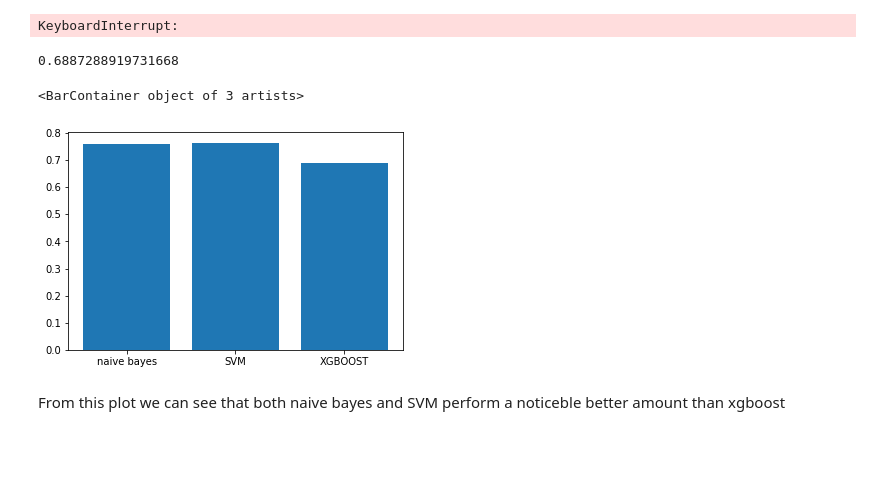
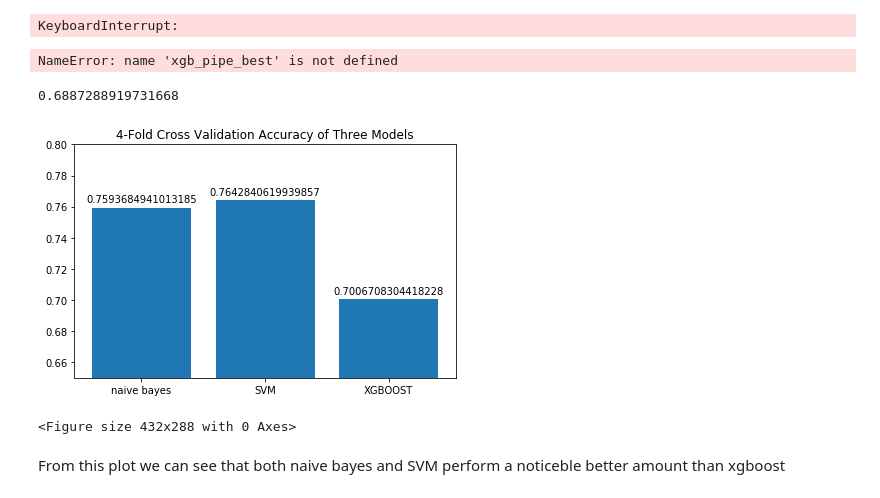
Before and after one commit to r0b3rt24/PoliIdeaClassify, a Jupyter notebook: clean.ipynb, the cells around one changed output. Drawn from its saved outputs; the diff is of its cells as text; code cells hidden in the pictures; blank space fills up the shorter version.

```diff
--- a/clean.ipynb
+++ b/clean.ipynb
@@ -157,6 +171,8 @@ svm_cv_avg = svm_scores.sum()/4
 svm_cv_avg
 # %% [output]
 0.7642840619939857
+# %%
+svm_cv_avg = 0.7642840619939857
 # %%
 svm_pipe.fit(X_train, y_train)
 # %% [output]
@@ -280,15 +304,14 @@ xgb_cv_avg_1
 # %% [output]
 KeyboardInterrupt:
+# %%
+xgb_cv_avg_1 = 0.7006708304418228
 # %%
-svm_scores = cross_val_score(xgb_pipe_best, X_train, y_train, cv=4, n_jobs=-1)
+xgb_scores = cross_val_score(xgb_pipe_best, X_train, y_train, cv=4, n_jobs=-1, verbose=10)
+# %% [output]
+NameError: name 'xgb_pipe_best' is not defined
 # %%
 xgb_cv_avg = xgb_scores.sum()/4
 # %%
 xgb_cv_avg
 # %% [output]
 0.6887288919731668
-# %%
-plt.bar(['naive bayes', 'SVM', 'XGBOOST'], [nb_cv_avg, svm_cv_avg, xgb_cv_avg])
-# %% [output]
-<BarContainer object of 3 artists>
-[figure, removed]
@@ -295,3 +328,18 @@ plt.bar(['naive bayes', 'SVM', 'XGBOOST'], [nb_cv_avg, svm_cv_avg, xgb_cv_avg])
+# %%
+model_names = np.array(['naive bayes', 'SVM', 'XGBOOST'])
+model_test_acc = np.array([nb_cv_avg, svm_cv_avg, xgb_cv_avg_1])
+fig, ax = plt.subplots()
+rect = ax.bar(model_names, model_test_acc)
+plt.ylim([0.65,0.8])
+autolabel(rect)
+plt.title("4-Fold Cross Validation Accuracy of Three Models")
+fig.tight_layout()
+
+plt.show()
+plt.savefig('CV_ALL.png')
+# %% [output]
+[figure, added]
+<Figure size 432x288 with 0 Axes>
 # %% [markdown]
 From this plot we can see that both naive bayes and SVM perform a noticeble better amount than xgboost
 # %% [markdown]
```
Also changed, not shown: parts of 17 cells of this notebook, 3 other files.
